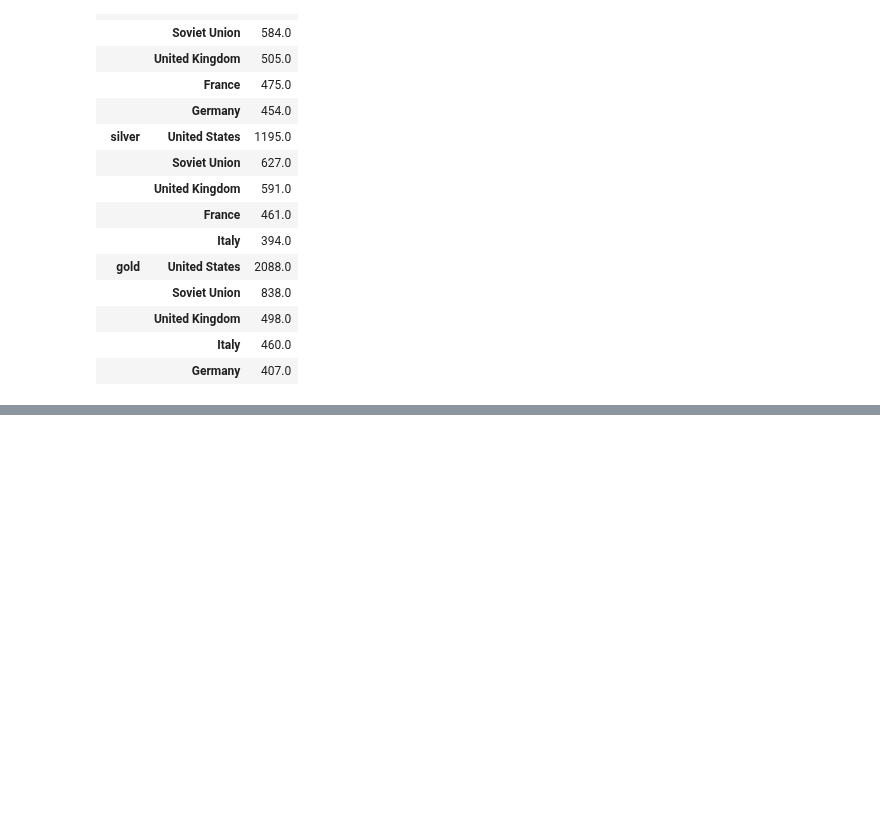
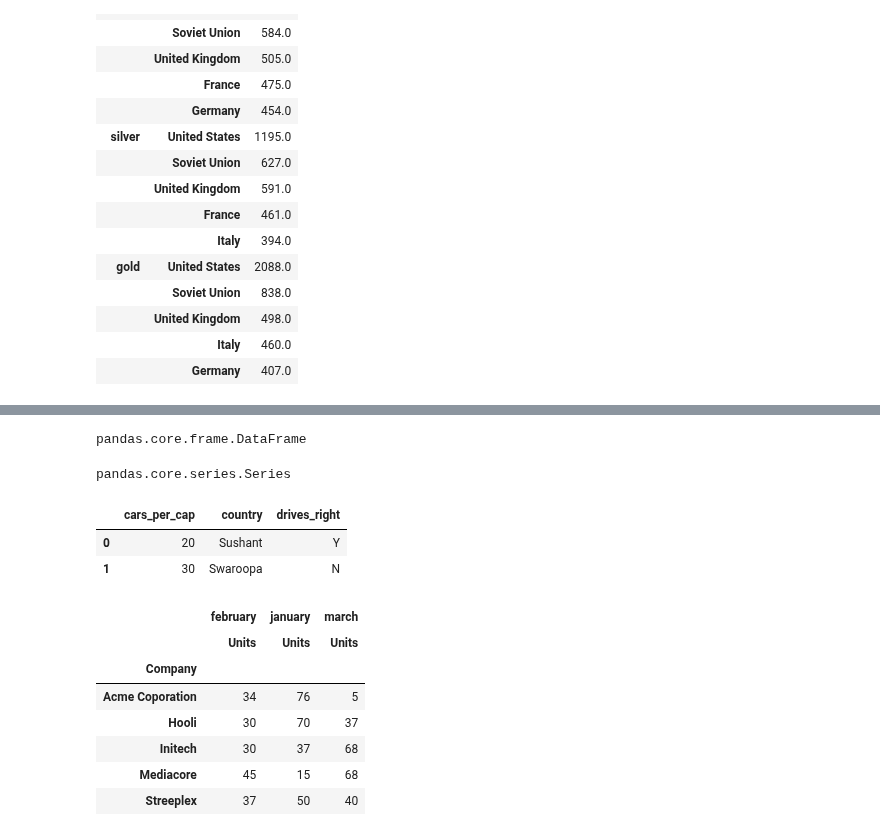
Before and after one commit to sushant2811/pythonAndStatsForDS, a Jupyter notebook: advancedPandas.ipynb, the cells around one changed output, grey strips where cells are left out. Drawn from its saved outputs; the diff is of its cells as text; code cells hidden in the pictures; blank space fills up the shorter version.

```diff
--- a/advancedPandas.ipynb
+++ b/advancedPandas.ipynb
@@ -2221,0 +2310,8 @@ pd.concat(medals, axis = 'rows', keys=['bronze', 'silver', 'gold'])
+# %%
+type(jan.groupby('Company').sum())
+# %% [output]
+pandas.core.frame.DataFrame
+# %%
+type(jan.groupby('Company')['Units'].sum())
+# %% [output]
+pandas.core.series.Series
@@ -2221,0 +2323,17 @@ pd.concat(medals, axis = 'rows', keys=['bronze', 'silver', 'gold'])
+# %%
+cars
+# %% [output]
+|  | cars_per_cap | country | drives_right |
+| 0 | 20 | Sushant | Y |
+| 1 | 30 | Swaroopa | N |
+# %%
+pd.concat(monthDict, axis = 'columns')
+# %% [output]
+|  | february | january | march |
+|  | Units | Units | Units |
+| Company |  |  |  |
+| Acme Coporation | 34 | 76 | 5 |
+| Hooli | 30 | 70 | 37 |
+| Initech | 30 | 37 | 68 |
+| Mediacore | 45 | 15 | 68 |
+| Streeplex | 37 | 50 | 40 |
```
Also changed, not shown: parts of 18 cells of this notebook.
